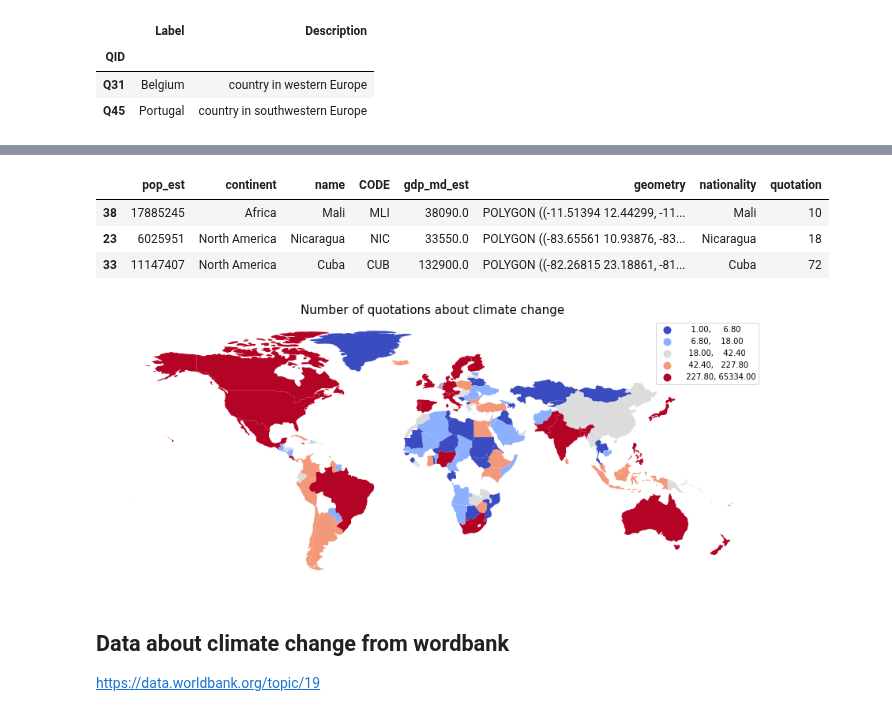
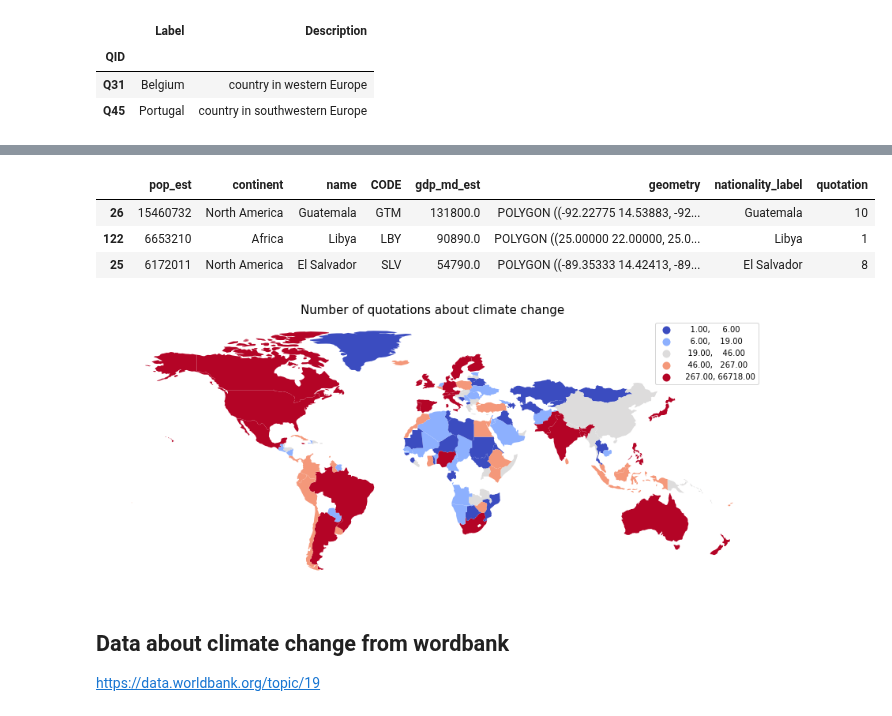
Before and after one commit to epfl-ada/ada-2021-project-jjzm, a Jupyter notebook: Project_Milestone_2.ipynb, the cells around one changed output, grey strips where cells are left out. Drawn from its saved outputs; the diff is of its cells as text; code cells hidden in the pictures.

```diff
--- a/Project_Milestone_2.ipynb
+++ b/Project_Milestone_2.ipynb
@@ -310,8 +295,8 @@ qids.head(2)
 | Q31 | Belgium | country in western Europe |
 | Q45 | Portugal | country in southwestern Europe |
 # %%
-# merge the quotes about global warming with the countries from wikidata (the first one) using the qids
-climate_countries = climate_all_years_clean.explode('qids').merge(df, left_on='qids', right_on='id')
+# merge the quotes about global warming with the countries from wikidata using the qids
+climate_countries = climate_all_years_clean.explode('qids').merge(wikidata, left_on='qids', right_on='id')
 print(climate_countries.shape)
 climate_countries.head(3)
 # %% [output]
@@ -322,10 +307,12 @@ climate_countries.head(3)
 | 2 | 2015-08-06-023574 | found that there was no statistic... | John Abraham | Q313025 | 2015-08-06 15:00:59 | 1 | [[John Abraham, 0.7957], [None, 0... | [http://dailykos.com/story/2015/0... | E | 2015 | ... |
 # %%
 # add the labels of the countries
-climate_countries_label = climate_countries.merge(qids, left_on='nationality', right_on='QID')
+climate_countries_label = climate_countries.explode('nationality').merge(qids, left_on='nationality', right_on='QID')
 print(climate_countries_label.shape)
-climate_countries_label.drop(columns=['id', 'label', 'Description'], axis=1, inplace=True)
+climate_countries_label.drop(columns=['id', 'label', 'Description', 'aliases', 'date_of_birth', 'gender',
+                                      'lastrevid', 'ethnic_group', 'US_congress_bio_ID', 'occupation',
+                                      'party', 'academic_degree', 'candidacy', 'type', 'religion'], axis=1, inplace=True)
 climate_countries_label = climate_countries_label.rename(columns={'nationality': 'nationality_qid',
-                                                                  'Label': 'nationality'})
+                                                                  'Label': 'nationality_label'})
 climate_countries_label.sample(3)
 # %% [output]
@@ -337,6 +324,6 @@ climate_countries_label.sample(3)
 # %%
 # number of quotes by countries
-countries = climate_countries_label.groupby(by='nationality').count().sort_values(by='quotation', ascending=False).quotation
+countries = climate_countries_label.groupby(by='nationality_label').count().sort_values(by='quotation', ascending=False).quotation
 sns.barplot(x=countries[:10].values, y=countries[:10].index)
 # %% [output]
 <matplotlib.axes._subplots.AxesSubplot at 0x...>
@@ -399,19 +352,19 @@ def alpha3code(column):
 # %%
 # add to the country dataframe all the infos about the countries for the world map
 countries_df = pd.DataFrame(countries)
 countries_df.reset_index(inplace=True)
 countries_df.replace('United States of America', 'United States', inplace=True)
-countries_df['CODE'] = alpha3code(countries_df.nationality)
+countries_df['CODE'] = alpha3code(countries_df.nationality_label)
 countries_df = countries_df.drop(countries_df.index[countries_df['CODE'] == 'None'])
 world = geopandas.read_file(geopandas.datasets.get_path('naturalearth_lowres'))
 world.columns = ['pop_est', 'continent', 'name', 'CODE', 'gdp_md_est', 'geometry']
 countries_geo = pd.merge(world, countries_df,on='CODE')
 countries_geo.sample(3)
 # %% [output]
-|  | pop_est | continent | name | CODE | gdp_md_est | geometry | nationality | quotation |
-| 38 | 17885245 | Africa | Mali | MLI | 38090.0 | POLYGON ((-11.51394 12.44299, -11... | Mali | 10 |
-| 23 | 6025951 | North America | Nicaragua | NIC | 33550.0 | POLYGON ((-83.65561 10.93876, -83... | Nicaragua | 18 |
-| 33 | 11147407 | North America | Cuba | CUB | 132900.0 | POLYGON ((-82.26815 23.18861, -81... | Cuba | 72 |
+|  | pop_est | continent | name | CODE | gdp_md_est | geometry | nationality_label | quotation |
+| 26 | 15460732 | North America | Guatemala | GTM | 131800.0 | POLYGON ((-92.22775 14.53883, -92... | Guatemala | 10 |
+| 122 | 6653210 | Africa | Libya | LBY | 90890.0 | POLYGON ((25.00000 22.00000, 25.0... | Libya | 1 |
+| 25 | 6172011 | North America | El Salvador | SLV | 54790.0 | POLYGON ((-89.35333 14.42413, -89... | El Salvador | 8 |
 # %%
 # plot the number of quotations on the world map
 countries_geo.plot(column='quotation', scheme="quantiles", figsize=(15, 20), legend=True, cmap='coolwarm')
@@ -419,7 +372,7 @@ plt.title('Number of quotations about climate change',fontsize=15)
 plt.axis("off")
 plt.show()
 # %% [output]
-[figure, old version]
+[figure, new version]
 # %% [markdown]
 ## Data about climate change from wordbank
 
```
Also changed, not shown: parts of 17 cells of this notebook.
